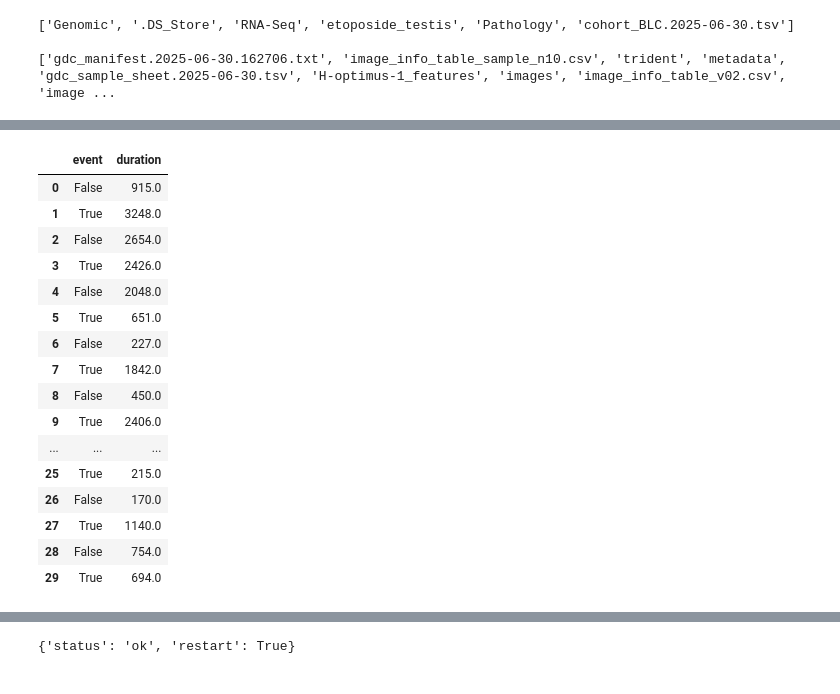
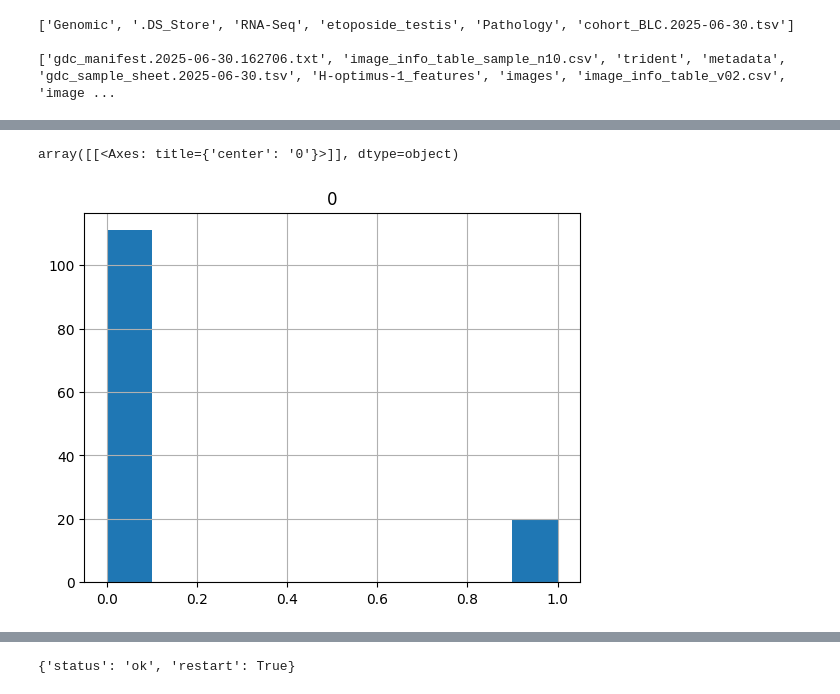
Before and after one commit to DIvkov575/calgb, a Jupyter notebook: cox_clinical.ipynb, the cells around one changed output, grey strips where cells are left out. Drawn from its saved outputs; the diff is of its cells as text; code cells hidden in the pictures.

```diff
--- a/cox_clinical.ipynb
+++ b/cox_clinical.ipynb
@@ -45,16 +45,11 @@ print(os.listdir(f'{root}/Pathology'))
 
 ['gdc_manifest.2025-06-30.162706.txt', 'image_info_table_sample_n10.csv', 'trident', 'metadata', 'gdc_sample_sheet.2025-06-30.tsv', 'H-optimus-1_features', 'images', 'image_info_table_v02.csv', 'image ...
 # %%
-ids = pd.read_csv("ids.csv").drop(labels=["Unnamed: 1"], axis=1)
-
-clinical_data_raw = pd.read_json("./clinical.project-tcga-brca.2025-07-30.json").set_index("case_id")
+ids = pd.read_json("ids/tcga_cohort.json")
+clinical_data_raw = pd.read_json("./clinical-tcga-brca.json").set_index("case_id")
 clinical_data = clinical_data_raw.loc[ids["case_id"]]
 
-clinical_data['stage_raw'] = clinical_data['diagnoses'].apply(
-    lambda d: d[0].get('ajcc_pathologic_stage') if isinstance(d, list) and d else None
-)
-
-clinical_data['stage'] = clinical_data['stage_raw'].apply(lambda x: x[0:-2])
+clinical_data['stage'] = ids["stage"]
 
 def process_row(elem):
     vital_status = elem['demographic'].get('vital_status')
@@ -127,4 +122,6 @@ for col in clinical_data_filtered["stage"].to_frame():
     clinical_data_filtered[col] = le.fit_transform(clinical_data_filtered[col])
 clinical_data_filtered["stage_copy"] = clinical_data_filtered["stage"]
 
-clinical_data_filtered = clinical_data_filtered.reset_index()
+clinical_data_filtered = clinical_data_filtered.reset_index()[["stage", "outcome"]]
+print(clinical_data_filtered.shape)
+clinical_data_filtered.head()
@@ -131,23 +136,4 @@ clinical_data_filtered = clinical_data_filtered.reset_index()
-# %%
-
-foo = pd.DataFrame(clinical_data_filtered["outcome"].tolist(), columns=["event", "duration"]).astype({"event": bool, "duration": float})
-foo["event"] = pd.Series(foo.index).apply(lambda x: x%2 == True)
-foo
-# %% [output]
-|  | event | duration |
-| 0 | False | 915.0 |
-| 1 | True | 3248.0 |
-| 2 | False | 2654.0 |
-| 3 | True | 2426.0 |
-| 4 | False | 2048.0 |
-| 5 | True | 651.0 |
-| 6 | False | 227.0 |
-| 7 | True | 1842.0 |
-| 8 | False | 450.0 |
-| 9 | True | 2406.0 |
-| ... | ... | ... |
-| 25 | True | 215.0 |
-| 26 | False | 170.0 |
-| 27 | True | 1140.0 |
-| 28 | False | 754.0 |
-| 29 | True | 694.0 |
+# %%
+!pip install matplotlib
+clinical_data_filtered["outcome"].apply(pd.Series)[0].to_frame().hist()
+# %% [output]
@@ -154,3 +157,5 @@ foo
+array([[<Axes: title={'center': '0'}>]], dtype=object)
+[figure, added]
 # %%
 # resampling test
 from sklearn.model_selection import ShuffleSplit, ParameterGrid
```
Also changed, not shown: parts of 3 cells of this notebook, 7 other files.
